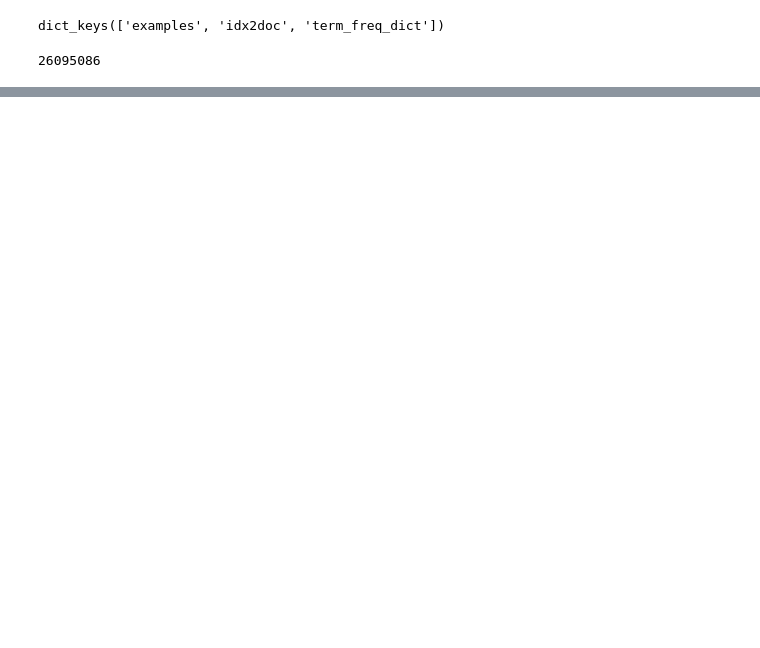
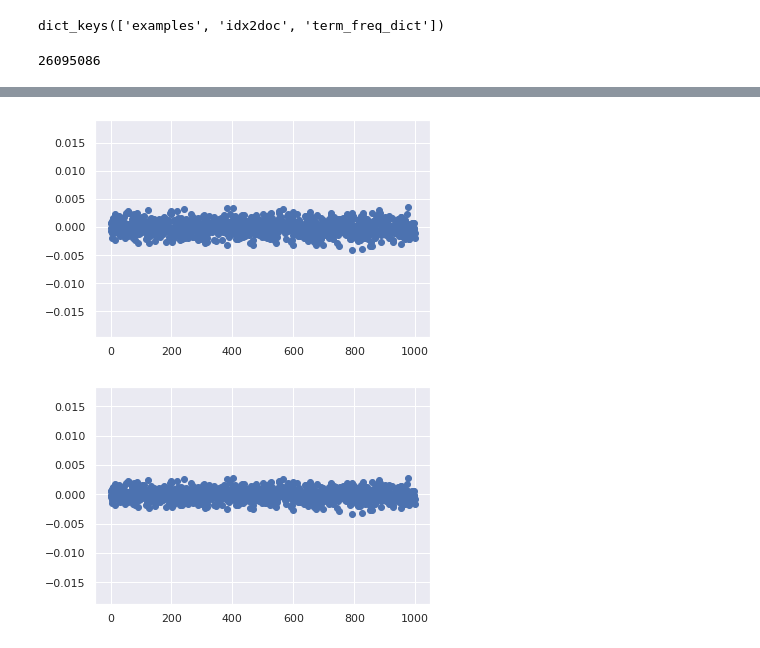
Before and after one commit to ddehueck/pytorch-lda2vec, a Jupyter notebook: explorer/data-explorer.ipynb, the cells around one changed output, grey strips where cells are left out. Drawn from its saved outputs; the diff is of its cells as text; code cells hidden in the pictures; blank space fills up the shorter version.

```diff
--- a/explorer/data-explorer.ipynb
+++ b/explorer/data-explorer.ipynb
@@ -69,0 +103,18 @@ print(str)
+# %%
+"""
+Soft transformed by normal
+"""
+import torch.nn.functional as F
+
+new_rand = torch.randn(1, DIM)
+
+transformation = torch.matmul(torch.t(soft_norm), new_rand)
+plt.scatter(range(DIM), transformation.numpy()[0])#, bins=30, normed=True)
+plt.show()
+
+uni_transformation = torch.matmul(torch.t(soft_uni), new_rand)
+plt.scatter(range(DIM), uni_transformation.numpy()[0])#, bins=30, normed=True)
+plt.show()
+# %% [output]
+[figure, added]
+[figure, added]
```
Also changed, not shown: parts of 3 cells of this notebook, 5 other files.
